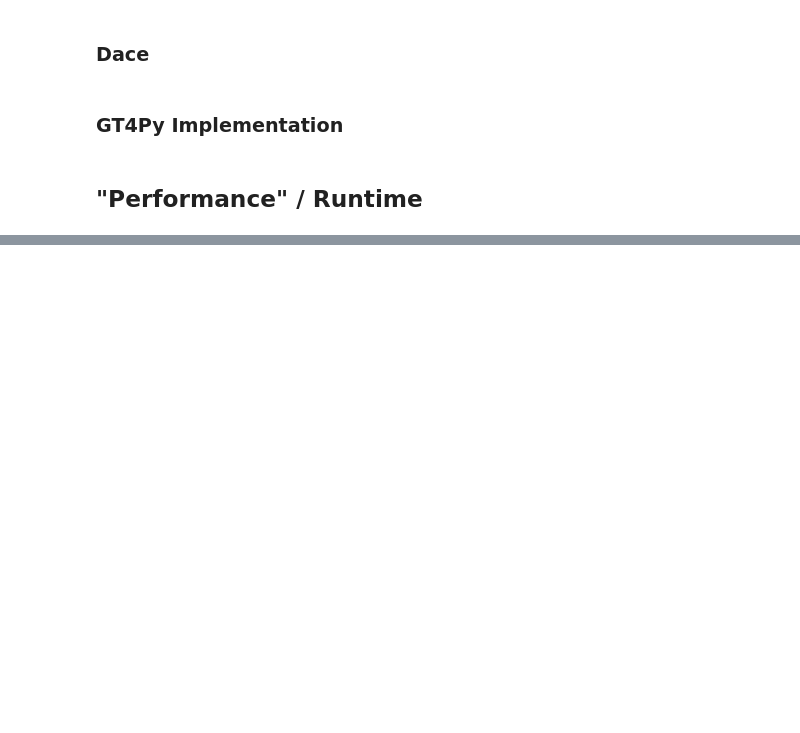
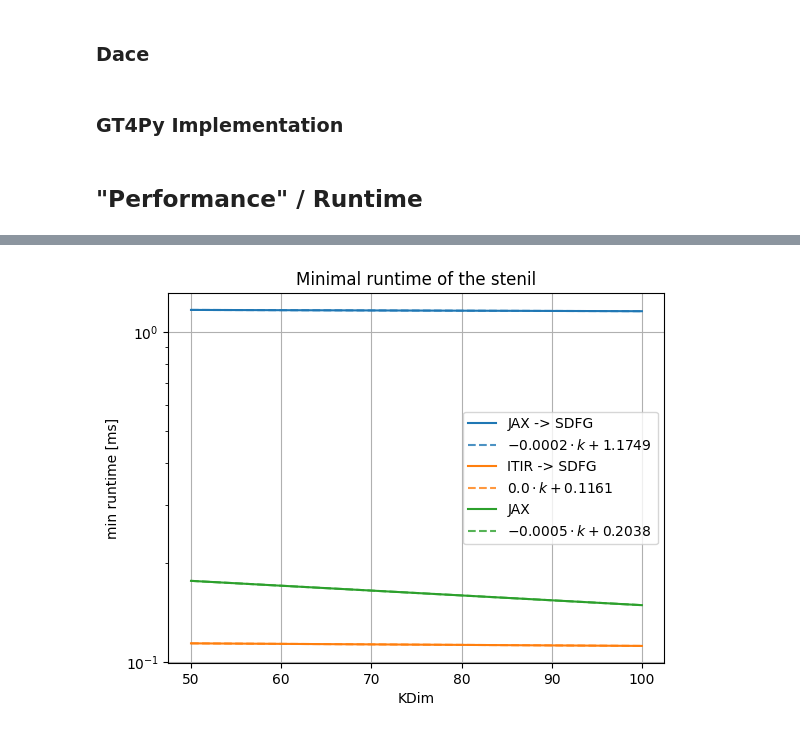
Before and after one commit to philip-paul-mueller/jax_to_dace, a Jupyter notebook: Philip__ICON_velocity_advection_stencil_20.ipynb, the cells around one changed output, grey strips where cells are left out. Saved outputs shown, nothing was run; the diff lists cells and outputs as text; code cells hidden in the pictures; blank space fills up the shorter version.

```diff
--- a/Philip__ICON_velocity_advection_stencil_20.ipynb
+++ b/Philip__ICON_velocity_advection_stencil_20.ipynb
@@ -86,6 +86,8 @@ ddqz_z_full_e = np.random.rand(EdgeDimN, KDimN).astype(np.float64)
 cfl_w_limit = np.full((1), 4.0)
 scalfac_exdiff = np.full((1), 6.0)
 dtime = np.full((1), 2.0)
+
+cfl_w_limit_, scalfac_exdiff_, dtime_ = cfl_w_limit[0], scalfac_exdiff[0], dtime[0]
 # %% [markdown]
 # Implementation
 # %% [markdown]
@@ -350,7 +352,7 @@ TestStencil_itir_sdfg, TestStencil_itir_sdfg_args = run_dace_iterator(
 ## "Performance" / Runtime
 # %%
 import timeit
-repeat, number = 1000, 10
+repeat, number = 10, 10
 
 _build_type = "Release"
 # removing  -ffast-math from DaCe default compiler args in order to support isfinite/isinf/isnan built-ins
@@ -405,7 +395,8 @@ Run the function 10 times inside a loop and repeated the loop 1000 times:
 # %%
 #%timeit TestStencil_jax(c_lin_e, w_con_e, z_w_con_c_full, levelmask, edge_to_cell_table, ddqz_z_full_e, cfl_w_limit[0], scalfac_exdiff[0], dtime[0])
+_JAX_ARGS = [c_lin_e, w_con_e, z_w_con_c_full, levelmask, edge_to_cell_table, ddqz_z_full_e, cfl_w_limit[0], scalfac_exdiff[0], dtime[0]]
 def TestStencil_jax_TI():
-    TestStencil_jax(c_lin_e, w_con_e, z_w_con_c_full, levelmask, edge_to_cell_table, ddqz_z_full_e, cfl_w_limit[0], scalfac_exdiff[0], dtime[0])
+    TestStencil_jax(*_JAX_ARGS)
 #
 
 t_ = timeit.Timer(TestStencil_jax_TI)
@@ -420,0 +480,12 @@ Run the function 10 times inside a loop and repeated the loop 1000 times:
+# %%
+resTime_sdfg_min = np.array([r.min()  for r in resTime_sdfg])
+resTime_jax_min = np.array([r.min()  for r in resTime_jax])
+resTime_itir_min = np.array([r.min()  for r in resTime_itir])
+
+resTime_sdfg_mean = np.array([r.mean()  for r in resTime_sdfg])
+resTime_jax_mean = np.array([r.mean()  for r in resTime_jax])
+resTime_itir_mean = np.array([r.mean()  for r in resTime_itir])
+
+resTime_sdfg_std = np.array([r.std()  for r in resTime_sdfg])
+resTime_jax_std = np.array([r.std()  for r in resTime_jax])
+resTime_itir_std = np.array([r.std()  for r in resTime_itir])
@@ -420,0 +495,30 @@ Run the function 10 times inside a loop and repeated the loop 1000 times:
+# %%
+X = np.vstack([KDimNs, np.ones_like(KDimNs)]).T
+
+for ID, Time in {'JAX -> SDFG':  resTime_sdfg_min,
+                 'ITIR -> SDFG': resTime_itir_min,
+                 'JAX':          resTime_jax_min, }.items():
+    plt.plot(KDimNs, Time * 1000, label=ID)
+    col = plt.gca().lines[-1].get_color()
+    a, b = np.linalg.lstsq(X, Time, rcond=None)[0]
+
+    Times_ = a * np.array(KDimNs) + b
+    plt.plot(
+        KDimNs, Times_ * 1000,
+        c=col, linestyle='--', alpha=0.8,
+        label=f'${int(a * (1e3*1e4))/1e4} \\cdot k + {int(b * (1e3*1e4))/1e4}$',
+    )
+#
+
+
+plt.legend()
+plt.xlabel('KDim')
+plt.ylabel('min runtime [ms]')
+plt.grid(visible=True)
+plt.yscale('log')
+
+plt.title("Minimal runtime of the stenil")
+
+plt.show()
+# %% [output]
+[figure, added]
```
Also changed, not shown: parts of 16 cells of this notebook.
